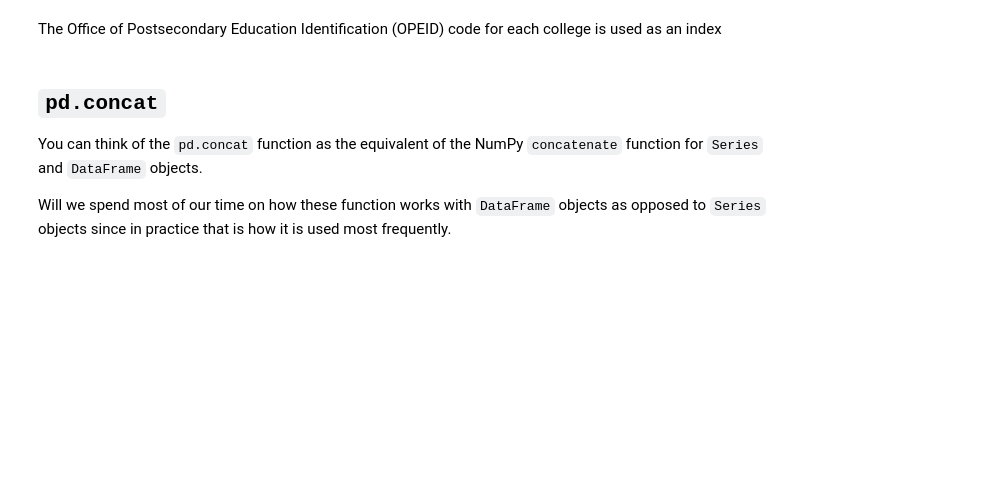
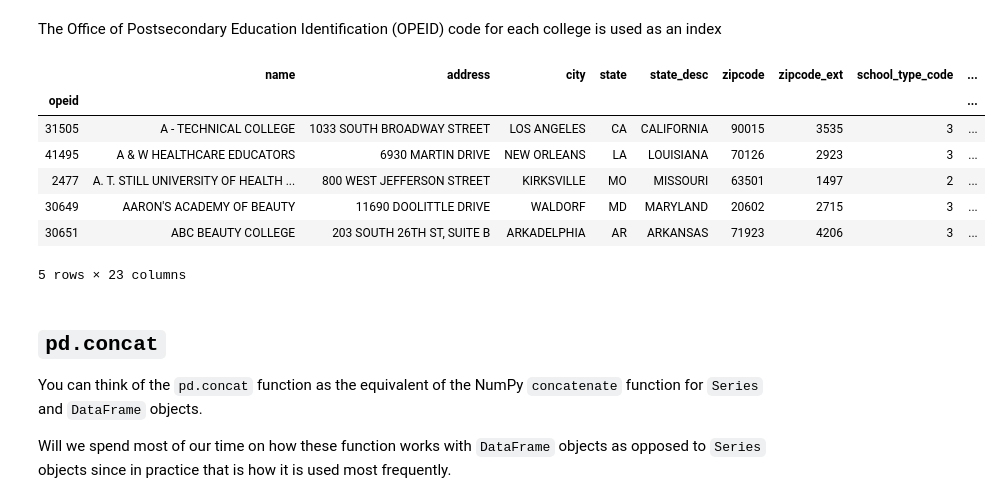
Before and after one commit to jarp/SP22-ITAO, a Jupyter notebook: Class_12_Pandas_Combining_MultiIndex.ipynb, the cells around one changed output. Drawn from its saved outputs; the diff is of its cells as text; code cells hidden in the pictures; blank space fills up the shorter version.

```diff
--- a/Class_12_Pandas_Combining_MultiIndex.ipynb
+++ b/Class_12_Pandas_Combining_MultiIndex.ipynb
@@ -21,17 +34,26 @@ college_loan_defaults_clean = college_loan_defaults.dropna().copy()
 The Office of Postsecondary Education Identification (OPEID) code for each college is used as an index
 # %%
 # File under 'useful to know': you can create new columns
-college_loan_defaults_clean['avg_default_rate'] = round(
-        (college_loan_defaults_clean['year_1_default_rate'] +
-         college_loan_defaults_clean['year_2_default_rate'] +
-         college_loan_defaults_clean['year_3_default_rate']
-        ) / 3
-)
+# college_loan_defaults_clean['avg_default_rate'] = round(
+#         (college_loan_defaults_clean['year_1_default_rate'] +
+#          college_loan_defaults_clean['year_2_default_rate'] +
+#          college_loan_defaults_clean['year_3_default_rate']
+#         ) / 3
+# )
 
 # File under 'also might be useful to know': copy the index value to a new column
 college_loan_defaults_clean['COLLEGE_ID'] = college_loan_defaults_clean.index
 
 college_loan_defaults_clean.head()
+# %% [output]
+|  | name | address | city | state | state_desc | zipcode | zipcode_ext | school_type_code | ... |
+| opeid |  |  |  |  |  |  |  |  | ... |
+| 31505 | A - TECHNICAL COLLEGE | 1033 SOUTH BROADWAY STREET | LOS ANGELES | CA | CALIFORNIA | 90015 | 3535 | 3 | ... |
+| 41495 | A & W HEALTHCARE EDUCATORS | 6930 MARTIN DRIVE | NEW ORLEANS | LA | LOUISIANA | 70126 | 2923 | 3 | ... |
+| 2477 | A. T. STILL UNIVERSITY OF HEALTH ... | 800 WEST JEFFERSON STREET | KIRKSVILLE | MO | MISSOURI | 63501 | 1497 | 2 | ... |
+| 30649 | AARON'S ACADEMY OF BEAUTY | 11690 DOOLITTLE DRIVE | WALDORF | MD | MARYLAND | 20602 | 2715 | 3 | ... |
+| 30651 | ABC BEAUTY COLLEGE | 203 SOUTH 26TH ST, SUITE B | ARKADELPHIA | AR | ARKANSAS | 71923 | 4206 | 3 | ... |
+5 rows × 23 columns
 # %% [markdown]
 ## `pd.concat`
 You can think of the `pd.concat` function as the equivalent of the NumPy `concatenate` function for `Series` and `DataFrame` objects.
```
Also changed, not shown: parts of 47 cells of this notebook, 4 other files.
